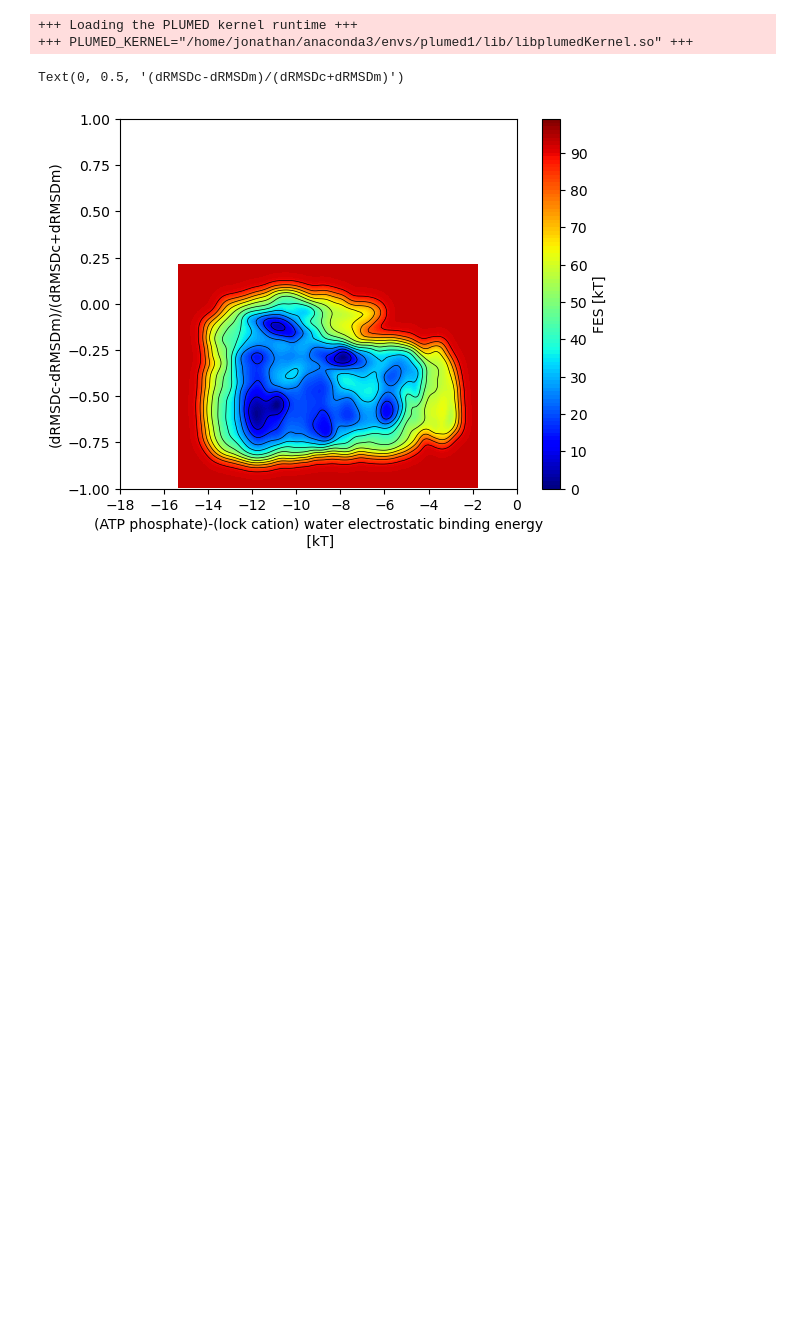
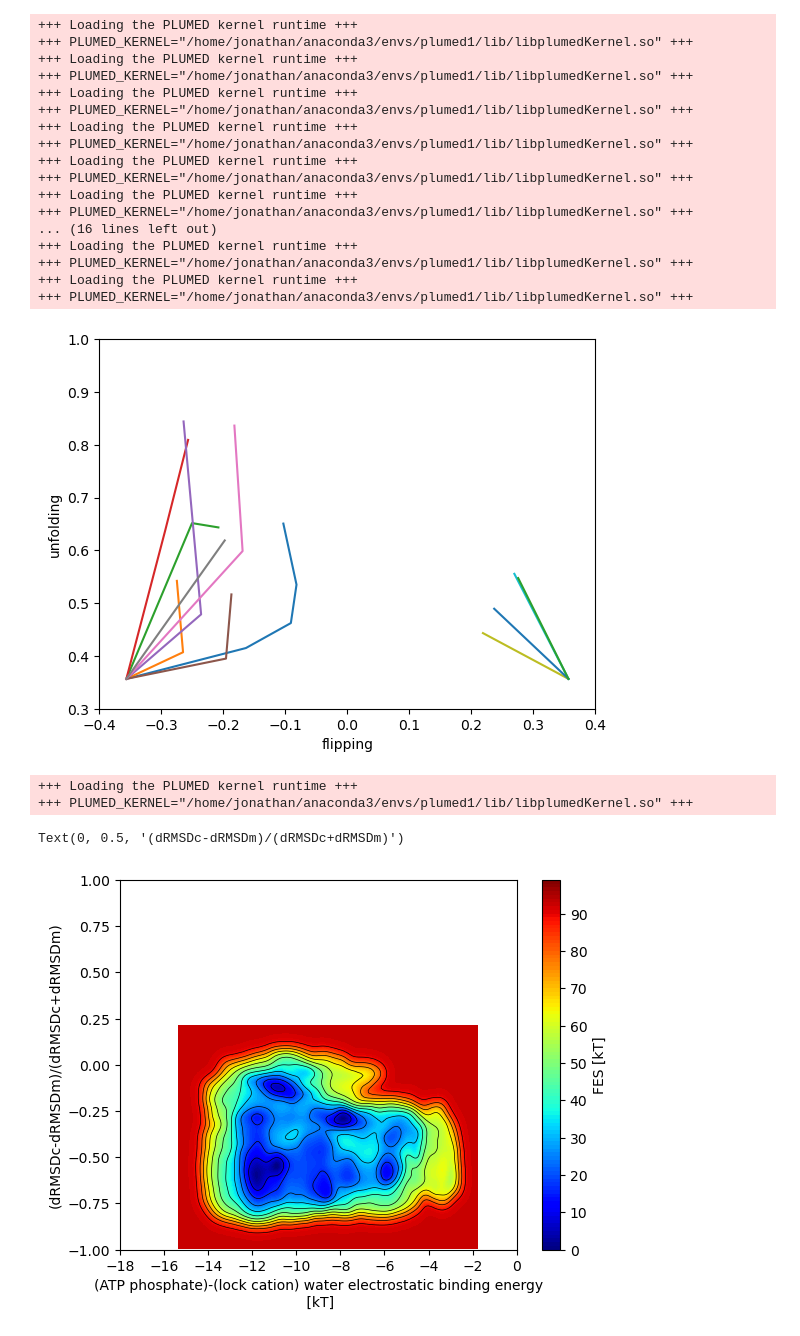
Before and after one commit to JonathanHB/aac1-nt-transport, a Jupyter notebook: metadynamics/run1/scripts/mtd-results-2.ipynb, the cells around one changed output. Cells and saved outputs as stored; diff of their text form; code cells hidden in the pictures; blank space fills up the shorter version.

Commit message:
better plotting code

```diff
--- a/metadynamics/run1/scripts/mtd-results-2.ipynb
+++ b/metadynamics/run1/scripts/mtd-results-2.ipynb
@@ -4,6 +4,49 @@ import matplotlib.pyplot as plt
 import numpy as np
 import subprocess
 import os
+# %%
+nwalkers = 8
+for init_state in ["c","m"]:
+    for walker in range(nwalkers):
+        infile = f"/home/jonathan/Documents/grabelab/aac1-nt-transport/metadynamics/run2/run_{init_state}/COLVAR.{walker}"
+        #infile = f"/home/jonathan/Documents/grabelab/aac1-ucp1/aac1/trajectories/plumed_tests/plumed/sys{system}/mwm{runnum}/{walker}/COLVAR"
+        colvar=plumed.read_as_pandas(infile)
+
+        freq = 100
+
+        delta = list(colvar.pc_f1[::freq])
+        sigma = list(colvar.pc_f2[::freq])
+
+        pc_c = [(i+j)/2 for i,j in zip(delta,sigma)]
+        pc_m = [-(i-j)/2 for i,j in zip(delta,sigma)]
+
+        plt.plot(delta, sigma)
+
+plt.xlabel("flipping")
+plt.ylabel("unfolding")
+
+plt.xlim(-0.4, 0.4)
+plt.ylim(0.3, 1)
+plt.show()
+# %% [output]
++++ Loading the PLUMED kernel runtime +++
++++ PLUMED_KERNEL="/home/jonathan/anaconda3/envs/plumed1/lib/libplumedKernel.so" +++
++++ Loading the PLUMED kernel runtime +++
++++ PLUMED_KERNEL="/home/jonathan/anaconda3/envs/plumed1/lib/libplumedKernel.so" +++
++++ Loading the PLUMED kernel runtime +++
++++ PLUMED_KERNEL="/home/jonathan/anaconda3/envs/plumed1/lib/libplumedKernel.so" +++
++++ Loading the PLUMED kernel runtime +++
++++ PLUMED_KERNEL="/home/jonathan/anaconda3/envs/plumed1/lib/libplumedKernel.so" +++
++++ Loading the PLUMED kernel runtime +++
++++ PLUMED_KERNEL="/home/jonathan/anaconda3/envs/plumed1/lib/libplumedKernel.so" +++
++++ Loading the PLUMED kernel runtime +++
++++ PLUMED_KERNEL="/home/jonathan/anaconda3/envs/plumed1/lib/libplumedKernel.so" +++
+... (16 lines left out)
++++ Loading the PLUMED kernel runtime +++
++++ PLUMED_KERNEL="/home/jonathan/anaconda3/envs/plumed1/lib/libplumedKernel.so" +++
++++ Loading the PLUMED kernel runtime +++
++++ PLUMED_KERNEL="/home/jonathan/anaconda3/envs/plumed1/lib/libplumedKernel.so" +++
+[figure, added]
 # %%
 #-------------------------------------------------------------------------------------------------------------
 #see https://www.plumed-tutorials.org/lessons/21/004/data/notebooks/solution.html
```
Also changed, not shown: 2 other files.
